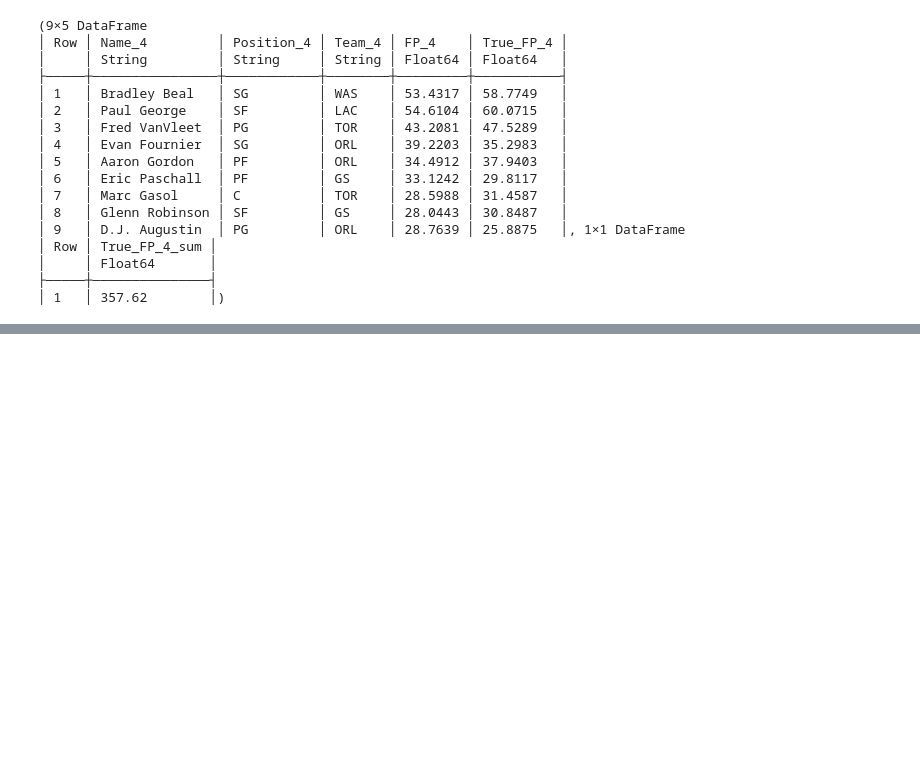
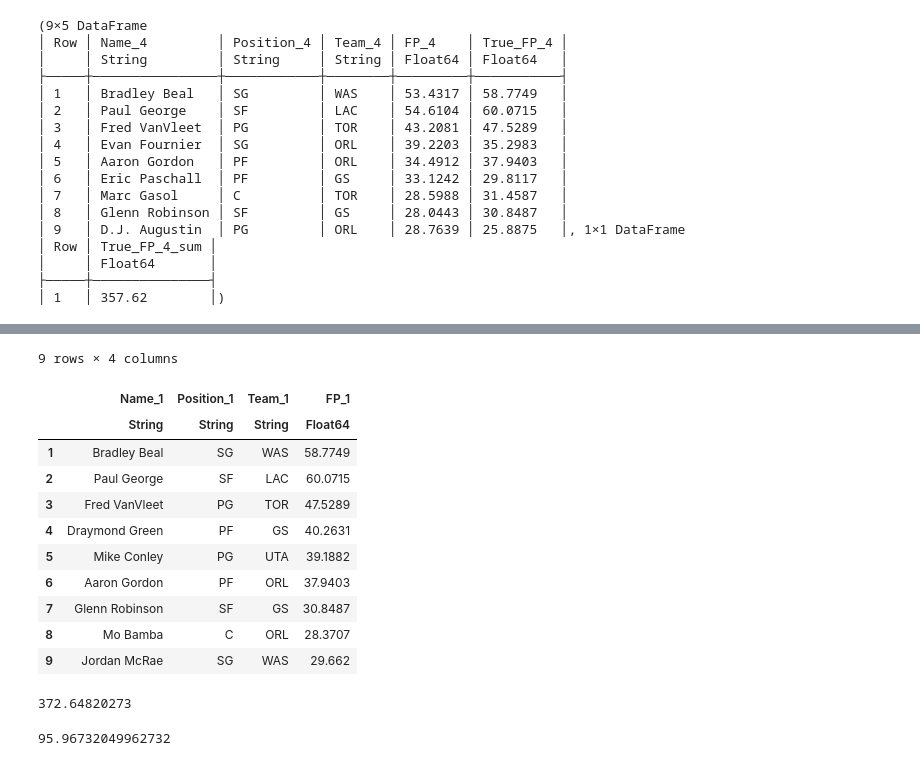
Before and after one commit to AsherWright/ml-fantasy-basketball, a Jupyter notebook: src/Optimization + Testing.ipynb, the cells around one changed output, grey strips where cells are left out. Cells and saved outputs as stored; diff of their text form; code cells hidden in the pictures; blank space fills up the shorter version.

```diff
--- a/src/Optimization + Testing.ipynb
+++ b/src/Optimization + Testing.ipynb
@@ -304,0 +306,23 @@ best_lineup_with_true_scores, best_lineup, captured_score = test_lineups(lineups
+# %%
+best_lineup
+# %% [output]
+9 rows × 4 columns
+|  | Name_1 | Position_1 | Team_1 | FP_1 |
+|  | String | String | String | Float64 |
+| 1 | Bradley Beal | SG | WAS | 58.7749 |
+| 2 | Paul George | SF | LAC | 60.0715 |
+| 3 | Fred VanVleet | PG | TOR | 47.5289 |
+| 4 | Draymond Green | PF | GS | 40.2631 |
+| 5 | Mike Conley | PG | UTA | 39.1882 |
+| 6 | Aaron Gordon | PF | ORL | 37.9403 |
+| 7 | Glenn Robinson | SF | GS | 30.8487 |
+| 8 | Mo Bamba | C | ORL | 28.3707 |
+| 9 | Jordan McRae | SG | WAS | 29.662 |
+# %%
+sum(best_lineup[!,:FP_1])
+# %% [output]
+372.64820273
+# %%
+captured_score
+# %% [output]
+95.96732049962732
```
Also changed, not shown: parts of 4 cells of this notebook.
